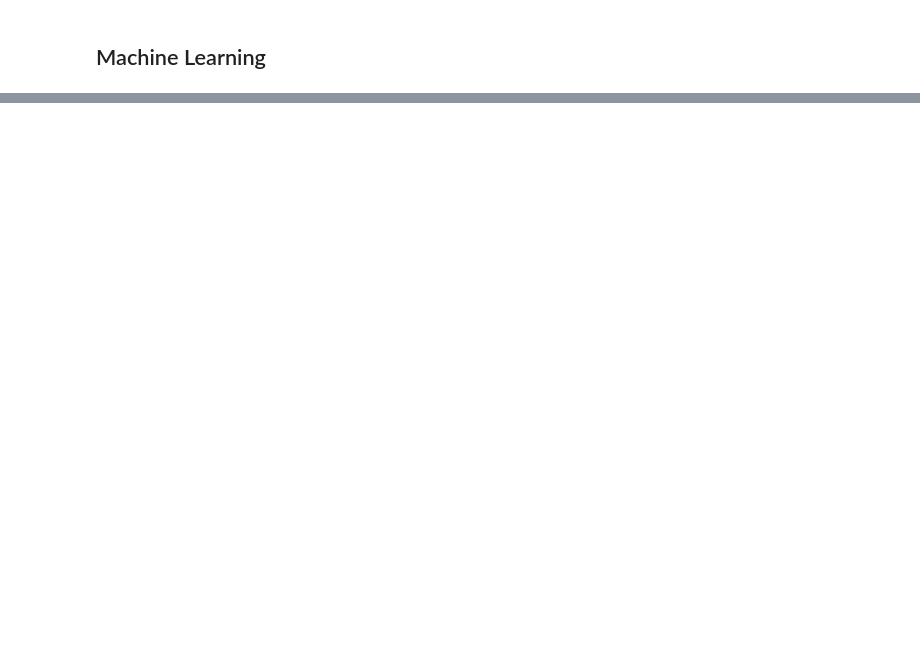
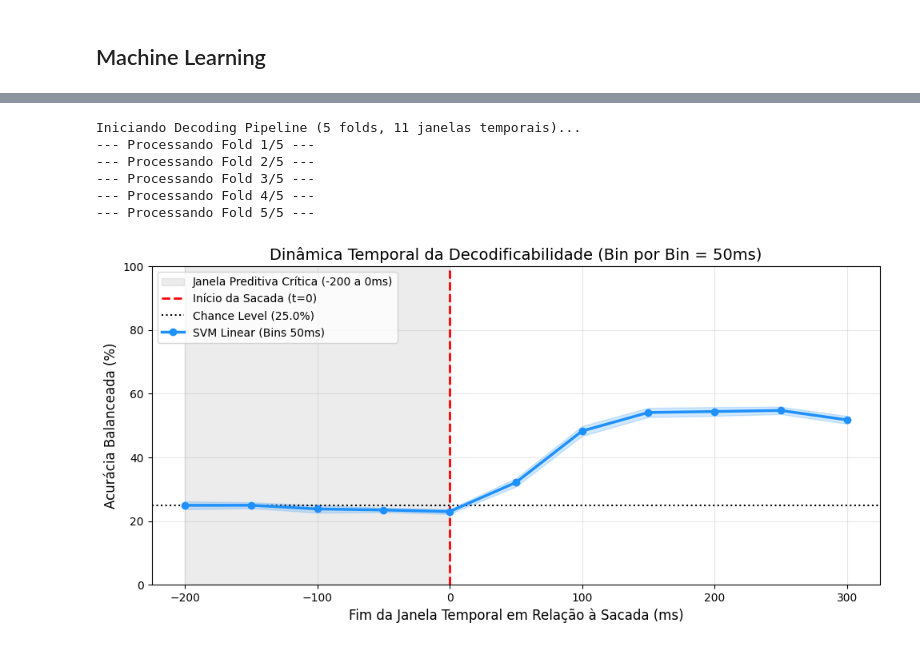
Before and after one commit to lucasdonaire/active-vision, a Jupyter notebook: session_analysis1.ipynb, the cells around one changed output, grey strips where cells are left out. Drawn from its saved outputs; the diff is of its cells as text; code cells hidden in the pictures; blank space fills up the shorter version.

```diff
--- a/session_analysis1.ipynb
+++ b/session_analysis1.ipynb
@@ -138,7 +139,8 @@ def get_df_bins_presacc_smoothing(df_trials, bins, bin_size, sigma=15):
         data_trials_run_model.append(data_model_row)
     return  pd.DataFrame(data_trials_run_model)
 
-bins = np.array([-0.2,-0.15,-0.1,-0.05,0.0])
+# bins = np.array([-0.2,-0.15,-0.1,-0.05,0.0])
+bins = np.array([-0.4,-0.35,-0.3,-0.25,-0.2,-0.15,-0.1,-0.05,0.0,0.05,0.1,0.15,0.2, 0.25, 0.3])
 bin_size = 0.05
 
-get_df_bins_presacc_smoothing(df_trials, bins, bin_size, sigma=15)
+df_run_model2 = get_df_bins_presacc_smoothing(df_trials, bins, bin_size, sigma=15)
@@ -160,0 +191,4 @@ get_df_bins_presacc_smoothing(df_trials, bins, bin_size, sigma=15)
+# %%
+# Filtrando apenas as categorias visuais reais
+df_run_model = df_run_model[df_run_model['Y'].isin(['face', 'house', 'flower', 'hand'])].copy()
+df_run_model2 = df_run_model2[df_run_model2['Y'].isin(['face', 'house', 'flower', 'hand'])].copy()
@@ -173,0 +546,34 @@ get_df_bins_presacc_smoothing(df_trials, bins, bin_size, sigma=15)
+# %%
+# 1. Executa a função (ex: testando Bins isolados de 50ms)
+res0 = run_temporal_decoding(
+    df_run_model=df_run_model,
+    num_bins=14,
+    window_size_bins=4
+)
+
+# 2. Plot feito totalmente por fora
+plt.figure(figsize=(10, 5))
+
+plt.axvspan(-200, 0, color='gray', alpha=0.15, label='Janela Preditiva Crítica (-200 a 0ms)')
+plt.axvline(x=0, color='red', linestyle='--', linewidth=2, label='Início da Sacada (t=0)')
+plt.axhline(y=res0['chance_level'], color='black', linestyle=':', label=f"Chance Level ({res0['chance_level']:.1f}%)")
+
+plt.plot(res0['window_ends'], res0['mean_acc'], color='dodgerblue', linewidth=2.5, marker='o', label='SVM Linear (Bins 50ms)')
+plt.fill_between(res0['window_ends'], res0['mean_acc'] - res0['sem_acc'], res0['mean_acc'] + res0['sem_acc'], color='dodgerblue', alpha=0.2)
+
+plt.title('Dinâmica Temporal da Decodificabilidade (Bin por Bin = 50ms)', fontsize=14)
+plt.xlabel('Fim da Janela Temporal em Relação à Sacada (ms)', fontsize=12)
+plt.ylabel('Acurácia Balanceada (%)', fontsize=12)
+plt.ylim(0, 100)
+plt.grid(True, alpha=0.3)
+plt.legend(loc='upper left')
+plt.tight_layout()
+plt.show()
+# %% [output]
+Iniciando Decoding Pipeline (5 folds, 11 janelas temporais)...
+--- Processando Fold 1/5 ---
+--- Processando Fold 2/5 ---
+--- Processando Fold 3/5 ---
+--- Processando Fold 4/5 ---
+--- Processando Fold 5/5 ---
+[figure, added]
```
Also changed, not shown: parts of 11 cells of this notebook, 12 other files.
